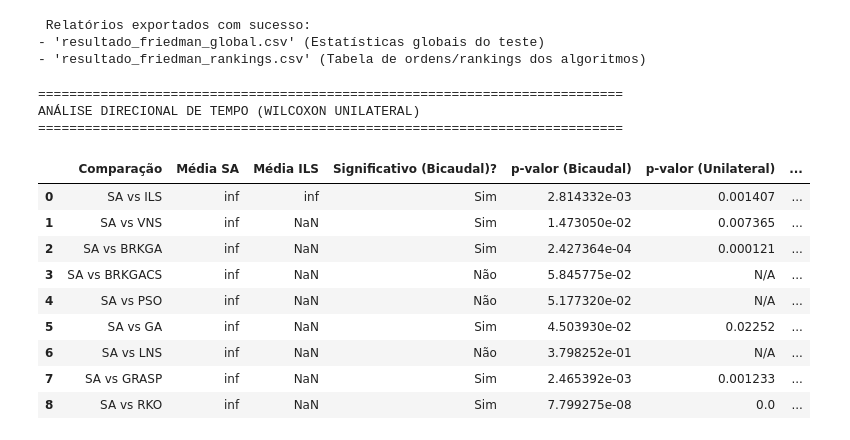
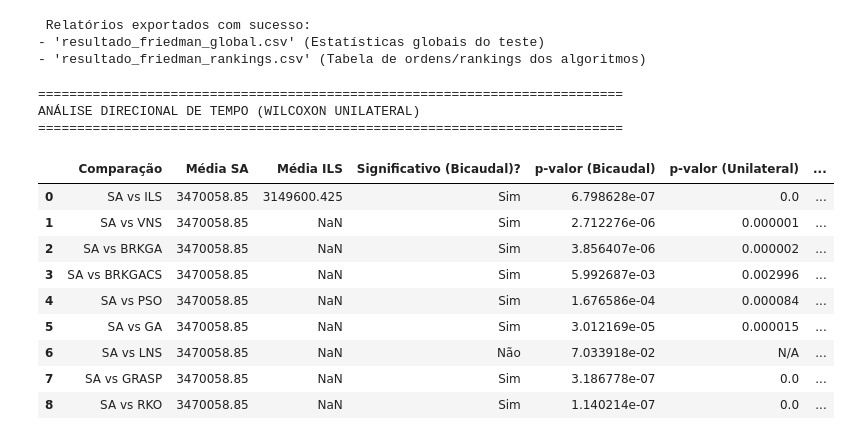
Before and after one commit to tiagoizumi/tcc, a Jupyter notebook: Analise/analise.ipynb, the cells around one changed output. Drawn from its saved outputs; the diff is of its cells as text; code cells hidden in the pictures.

```diff
--- a/Analise/analise.ipynb
+++ b/Analise/analise.ipynb
@@ -212,8 +212,10 @@ for mh in metaheurísticas_unicas[1:]:
     if len(dados_sa) != len(dados_outro):
         continue
 
-    tempos_sa = dados_sa['TempoMelhor'].values
-    tempos_outro = dados_outro['TempoMelhor'].values
+    # tempos_sa = dados_sa['TempoMelhor'].values ######################################################################3
+    # tempos_outro = dados_outro['TempoMelhor'].values ###########################################################
+    tempos_sa = dados_sa['Melhor'].values
+    tempos_outro = dados_outro['Melhor'].values
 
     media_sa = tempos_sa.mean()
     media_outro = tempos_outro.mean()
@@ -245,42 +247,42 @@ for mh in metaheurísticas_unicas[1:]:
             veredito = "Diferença inconclusiva na direção"
             p_unilateral = min(p_greater, p_less)
     else:
         significativo = "Não"
         veredito = "Algoritmos Equivalentes (Empate)"
         p_unilateral = "N/A"
 
     resultados_tempo_avancado.append({
         'Comparação': f"{nome_sa} vs {mh}",
         f'Média {nome_sa}': media_sa,
         f'Média {mh}': media_outro,
         'Significativo (Bicaudal)?': significativo,
         'p-valor (Bicaudal)': p_bicaudal,
         'p-valor (Unilateral)': p_unilateral,
         'Veredito Final': veredito
     })
 
 
 # Resultados
 df_final = pd.DataFrame(resultados_tempo_avancado)
 print("\n" + "="*75 + "\nANÁLISE DIRECIONAL DE TEMPO (WILCOXON UNILATERAL)\n" + "="*75)
 display(df_final)
 
 
 df_final.to_csv('Wilcoxon_direcional_tempo.csv', index=False, sep=';', encoding='utf-8-sig')
 # %% [output]
 ===========================================================================
 ANÁLISE DIRECIONAL DE TEMPO (WILCOXON UNILATERAL)
 ===========================================================================
 |  | Comparação | Média SA | Média ILS | Significativo (Bicaudal)? | p-valor (Bicaudal) | p-valor (Unilateral) | ... |
-| 0 | SA vs ILS | inf | inf | Sim | 2.814332e-03 | 0.001407 | ... |
-| 1 | SA vs VNS | inf | NaN | Sim | 1.473050e-02 | 0.007365 | ... |
-| 2 | SA vs BRKGA | inf | NaN | Sim | 2.427364e-04 | 0.000121 | ... |
-| 3 | SA vs BRKGACS | inf | NaN | Não | 5.845775e-02 | N/A | ... |
-| 4 | SA vs PSO | inf | NaN | Não | 5.177320e-02 | N/A | ... |
-| 5 | SA vs GA | inf | NaN | Sim | 4.503930e-02 | 0.02252 | ... |
-| 6 | SA vs LNS | inf | NaN | Não | 3.798252e-01 | N/A | ... |
-| 7 | SA vs GRASP | inf | NaN | Sim | 2.465392e-03 | 0.001233 | ... |
-| 8 | SA vs RKO | inf | NaN | Sim | 7.799275e-08 | 0.0 | ... |
+| 0 | SA vs ILS | 3470058.85 | 3149600.425 | Sim | 6.798628e-07 | 0.0 | ... |
+| 1 | SA vs VNS | 3470058.85 | NaN | Sim | 2.712276e-06 | 0.000001 | ... |
+| 2 | SA vs BRKGA | 3470058.85 | NaN | Sim | 3.856407e-06 | 0.000002 | ... |
+| 3 | SA vs BRKGACS | 3470058.85 | NaN | Sim | 5.992687e-03 | 0.002996 | ... |
+| 4 | SA vs PSO | 3470058.85 | NaN | Sim | 1.676586e-04 | 0.000084 | ... |
+| 5 | SA vs GA | 3470058.85 | NaN | Sim | 3.012169e-05 | 0.000015 | ... |
+| 6 | SA vs LNS | 3470058.85 | NaN | Não | 7.033918e-02 | N/A | ... |
+| 7 | SA vs GRASP | 3470058.85 | NaN | Sim | 3.186778e-07 | 0.0 | ... |
+| 8 | SA vs RKO | 3470058.85 | NaN | Sim | 1.140214e-07 | 0.0 | ... |
 # %%
 import pandas as pd
 import numpy as np
```
Also changed, not shown: parts of 1 cell of this notebook, 8 other files.
